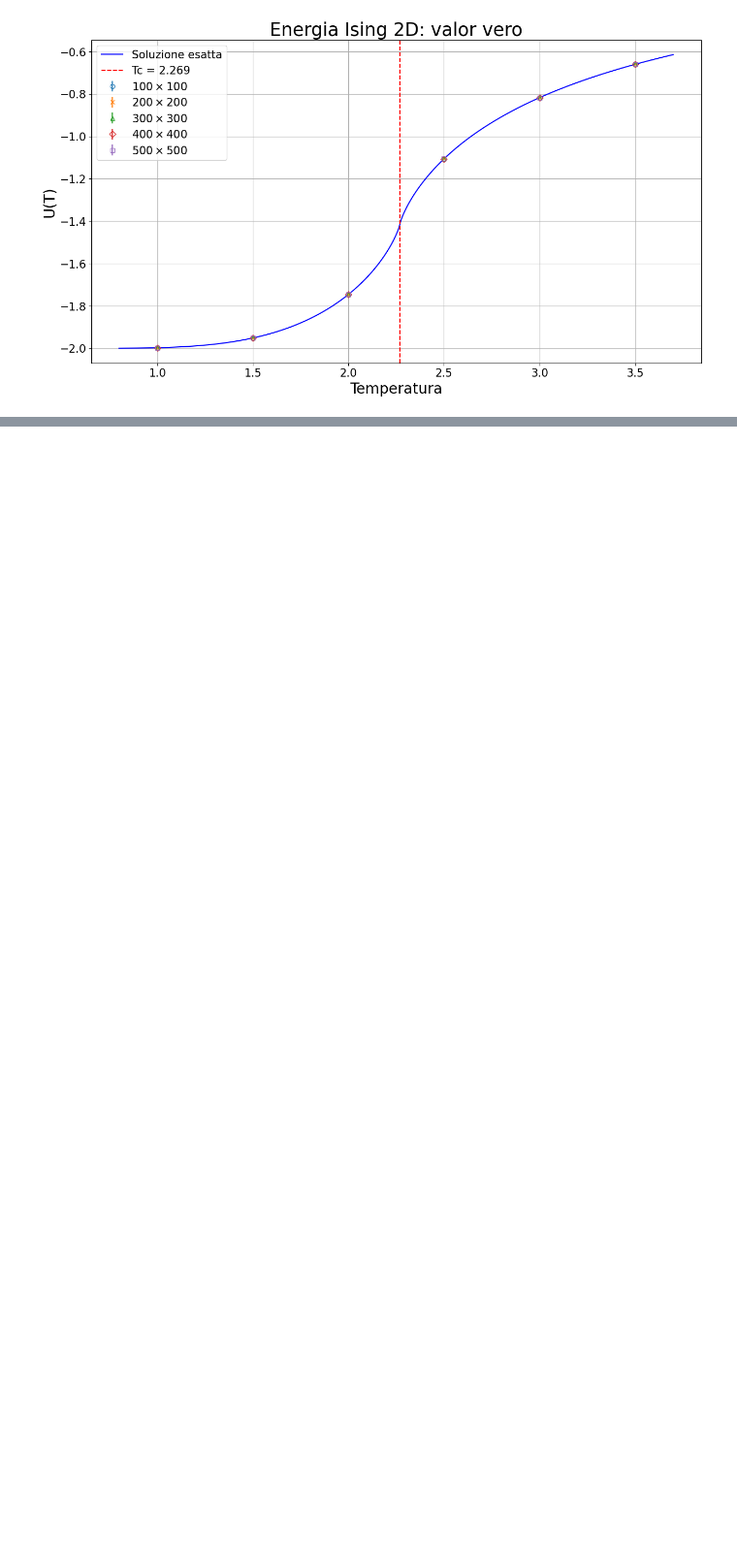
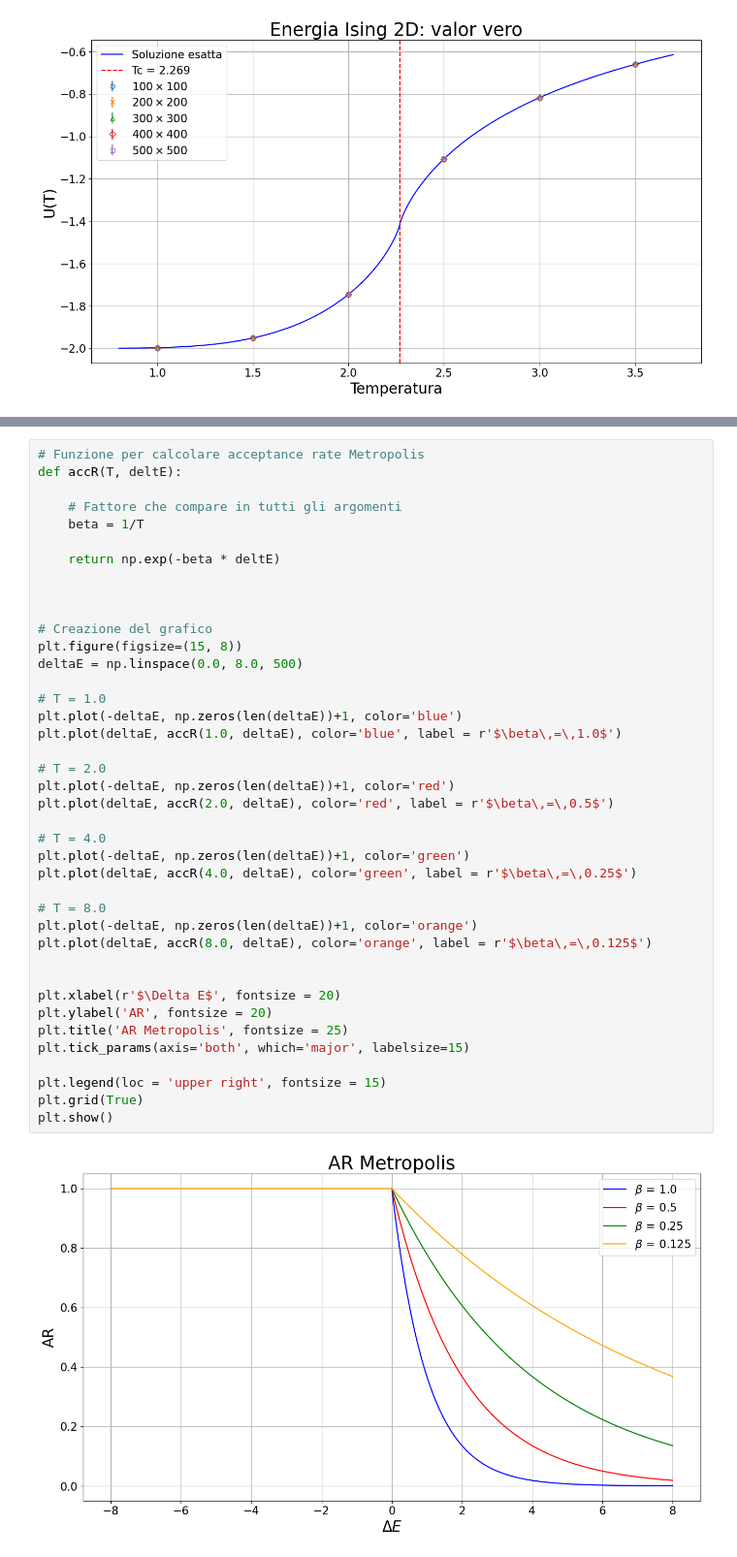
Before and after one commit to Negrini085/Simulazione-di-Materia-Condensata, a Jupyter notebook: Approfondimento/Presentazione/Immagini/grafici.ipynb, the cells around one changed output, grey strips where cells are left out. Shown: that part at 97% size. Cells and saved outputs as stored; diff of their text form; blank space fills up the shorter version.

Commit message:
Fatta io immagine acceptance rate metropolis

```diff
--- a/Approfondimento/Presentazione/Immagini/grafici.ipynb
+++ b/Approfondimento/Presentazione/Immagini/grafici.ipynb
@@ -866,0 +873,42 @@ plt.show()
+# %%
+# Funzione per calcolare acceptance rate Metropolis
+def accR(T, deltE):
+
+    # Fattore che compare in tutti gli argomenti
+    beta = 1/T
+
+    return np.exp(-beta * deltE)
+
+
+
+# Creazione del grafico
+plt.figure(figsize=(15, 8))
+deltaE = np.linspace(0.0, 8.0, 500)
+
+# T = 1.0
+plt.plot(-deltaE, np.zeros(len(deltaE))+1, color='blue')
+plt.plot(deltaE, accR(1.0, deltaE), color='blue', label = r'$\beta\,=\,1.0$')
+
+# T = 2.0
+plt.plot(-deltaE, np.zeros(len(deltaE))+1, color='red')
+plt.plot(deltaE, accR(2.0, deltaE), color='red', label = r'$\beta\,=\,0.5$')
+
+# T = 4.0
+plt.plot(-deltaE, np.zeros(len(deltaE))+1, color='green')
+plt.plot(deltaE, accR(4.0, deltaE), color='green', label = r'$\beta\,=\,0.25$')
+
+# T = 8.0
+plt.plot(-deltaE, np.zeros(len(deltaE))+1, color='orange')
+plt.plot(deltaE, accR(8.0, deltaE), color='orange', label = r'$\beta\,=\,0.125$')
+
+
+plt.xlabel(r'$\Delta E$', fontsize = 20)
+plt.ylabel('AR', fontsize = 20)
+plt.title('AR Metropolis', fontsize = 25)
+plt.tick_params(axis='both', which='major', labelsize=15)
+
+plt.legend(loc = 'upper right', fontsize = 15)
+plt.grid(True)
+plt.show()
+# %% [output]
+[figure, added]
```
Also changed, not shown: parts of 1 cell of this notebook, 3 other files.
